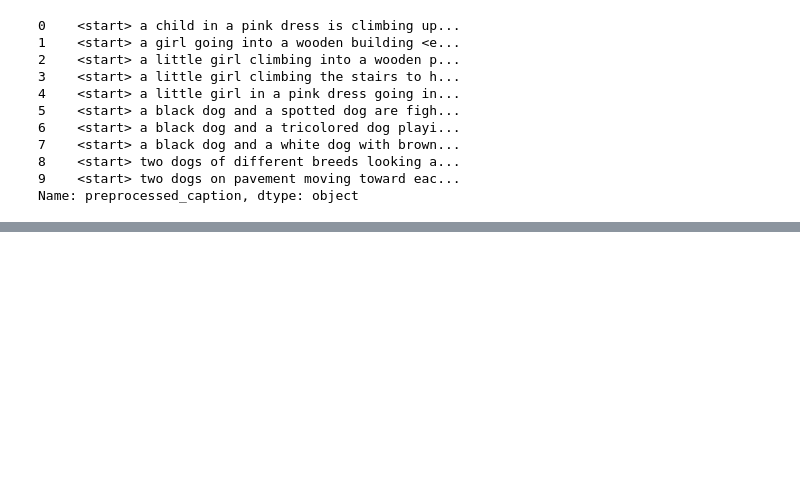
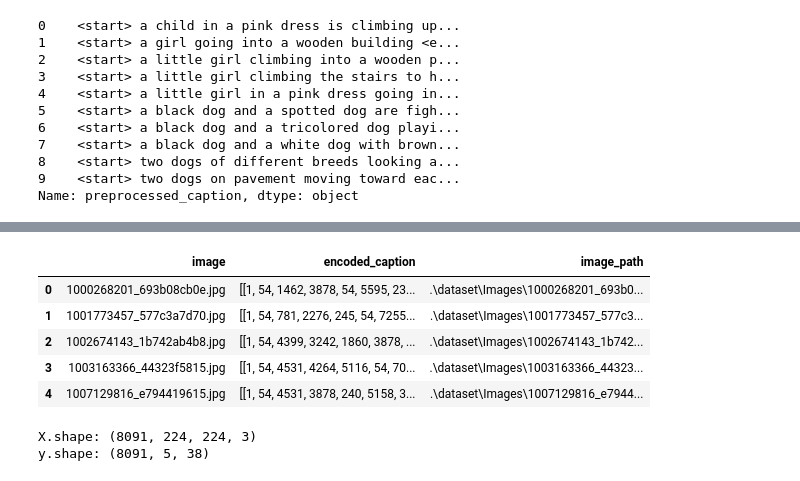
Before and after one commit to ram333n/multimedia-data-processing, a Jupyter notebook: lab_2/lab_2.ipynb, the cells around one changed output, grey strips where cells are left out. Drawn from its saved outputs; the diff is of its cells as text; code cells hidden in the pictures; blank space fills up the shorter version.

```diff
--- a/lab_2/lab_2.ipynb
+++ b/lab_2/lab_2.ipynb
@@ -177,0 +216,14 @@ Name: encoded_caption, dtype: object
+# %%
+grouped_df = df.groupby("image").agg({
+    "encoded_caption": list,
+    "image_path": "first"
+}).reset_index()
+
+grouped_df.head()
+# %% [output]
+|  | image | encoded_caption | image_path |
+| 0 | 1000268201_693b08cb0e.jpg | [[1, 54, 1462, 3878, 54, 5595, 23... | .\dataset\Images\1000268201_693b0... |
+| 1 | 1001773457_577c3a7d70.jpg | [[1, 54, 781, 2276, 245, 54, 7255... | .\dataset\Images\1001773457_577c3... |
+| 2 | 1002674143_1b742ab4b8.jpg | [[1, 54, 4399, 3242, 1860, 3878, ... | .\dataset\Images\1002674143_1b742... |
+| 3 | 1003163366_44323f5815.jpg | [[1, 54, 4531, 4264, 5116, 54, 70... | .\dataset\Images\1003163366_44323... |
+| 4 | 1007129816_e794419615.jpg | [[1, 54, 4531, 3878, 240, 5158, 3... | .\dataset\Images\1007129816_e7944... |
@@ -177,0 +232,6 @@ Name: encoded_caption, dtype: object
+# %%
+print(f"X.shape: {X.shape}")
+print(f"y.shape: {y.shape}")
+# %% [output]
+X.shape: (8091, 224, 224, 3)
+y.shape: (8091, 5, 38)
```
Also changed, not shown: parts of 8 cells of this notebook.
